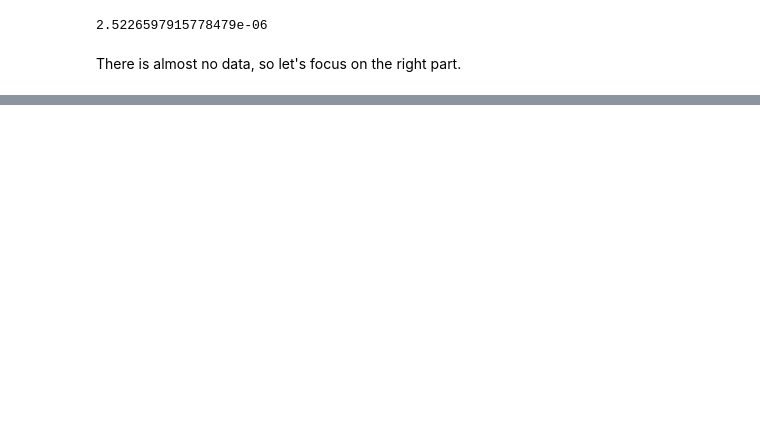
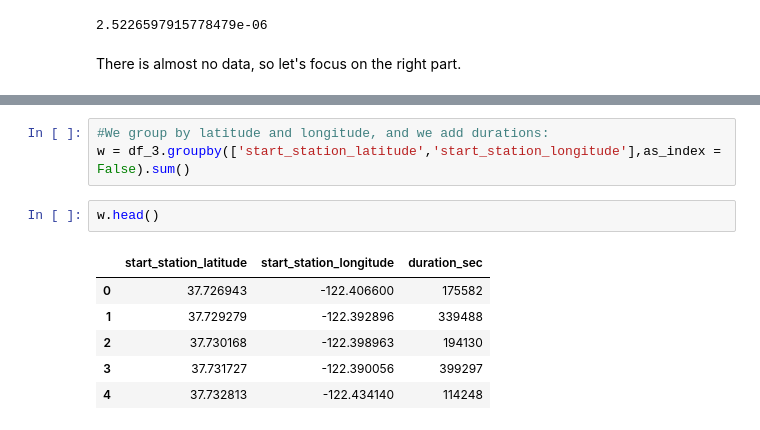
Before and after one commit to Jestefano/Ford_GoBike, a Jupyter notebook: Proyect.ipynb, the cells around one changed output, grey strips where cells are left out. Cells and saved outputs as stored; diff of their text form; blank space fills up the shorter version.

```diff
--- a/Proyect.ipynb
+++ b/Proyect.ipynb
@@ -530,0 +530,12 @@ plt.colorbar();
+# %%
+#We group by latitude and longitude, and we add durations:
+w = df_3.groupby(['start_station_latitude','start_station_longitude'],as_index = False).sum()
+# %%
+w.head()
+# %% [output]
+|  | start_station_latitude | start_station_longitude | duration_sec |
+| 0 | 37.726943 | -122.406600 | 175582 |
+| 1 | 37.729279 | -122.392896 | 339488 |
+| 2 | 37.730168 | -122.398963 | 194130 |
+| 3 | 37.731727 | -122.390056 | 399297 |
+| 4 | 37.732813 | -122.434140 | 114248 |
```
Also changed, not shown: parts of 54 cells of this notebook, 3 other files.
